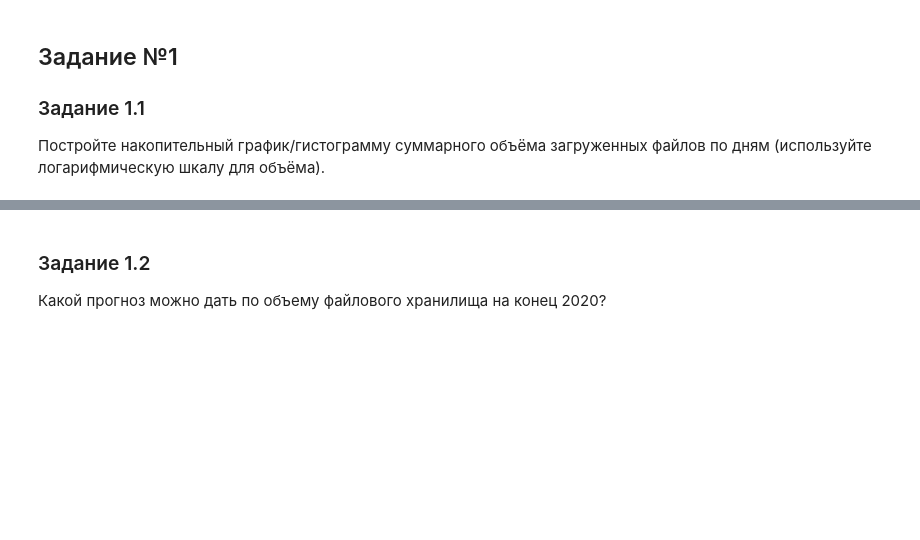
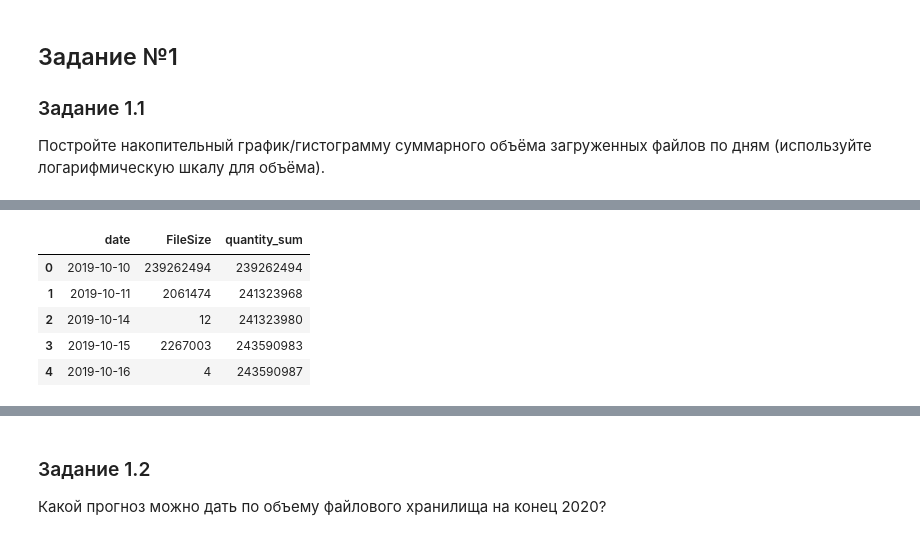
Before and after one commit to meDoLIF/self_study, a Jupyter notebook: Stepic/math_in_python/Шаблон_исследование_данных_c_Seaborn_Pugach.ipynb, the cells around one changed output, grey strips where cells are left out. Saved outputs shown, nothing was run; the diff lists cells and outputs as text; code cells hidden in the pictures; blank space fills up the shorter version.

```diff
--- a/Stepic/math_in_python/Шаблон_исследование_данных_c_Seaborn_Pugach.ipynb
+++ b/Stepic/math_in_python/Шаблон_исследование_данных_c_Seaborn_Pugach.ipynb
@@ -44,0 +74,13 @@ ___________
+# %%
+df1 = df.groupby(df['date'], as_index=False)['FileSize'].sum().sort_index()
+
+df1['quantity_sum'] = df1['FileSize'].cumsum()
+
+df1.head()
+# %% [output]
+|  | date | FileSize | quantity_sum |
+| 0 | 2019-10-10 | 239262494 | 239262494 |
+| 1 | 2019-10-11 | 2061474 | 241323968 |
+| 2 | 2019-10-14 | 12 | 241323980 |
+| 3 | 2019-10-15 | 2267003 | 243590983 |
+| 4 | 2019-10-16 | 4 | 243590987 |
```
Also changed, not shown: parts of 8 cells of this notebook, 4 other files.
